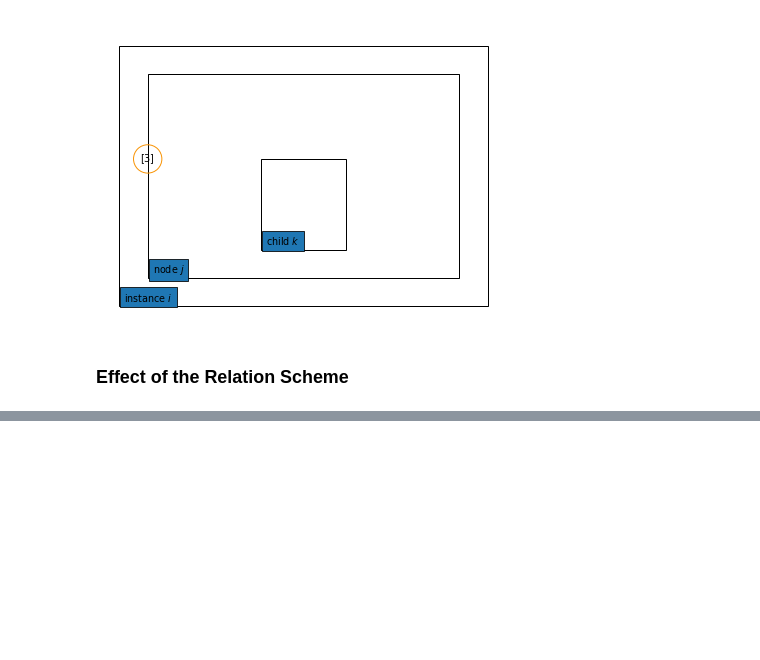
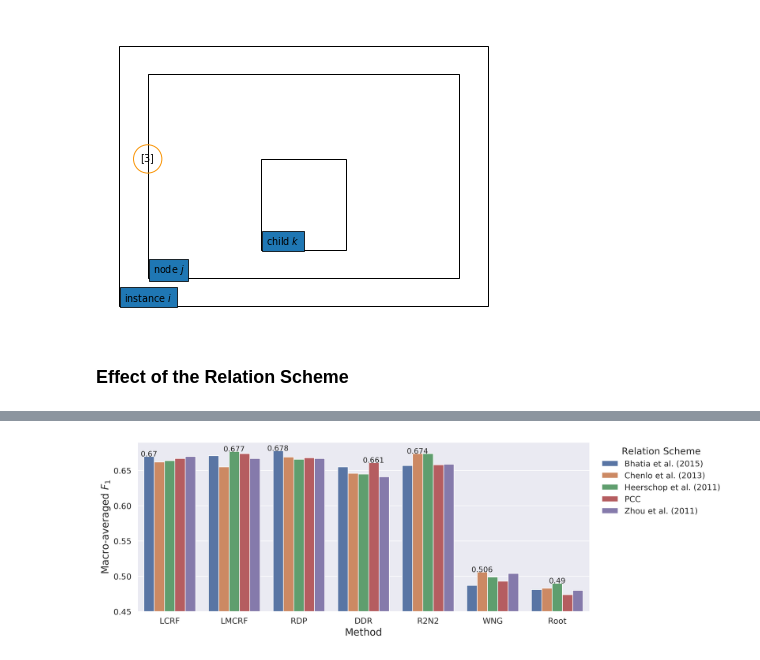
Before and after one commit to WladimirSidorenko/Dissertation, a Jupyter notebook: notebooks/dasa.ipynb, the cells around one changed output, grey strips where cells are left out. Cells and saved outputs as stored; diff of their text form; code cells hidden in the pictures; blank space fills up the shorter version.

```diff
--- a/notebooks/dasa.ipynb
+++ b/notebooks/dasa.ipynb
@@ -459,0 +531,32 @@ beta.rvs(1, 15, 1)
+# %%
+LBL_FS = 16
+LGND_FS = 13
+LGND_TITLE_FS = LBL_FS - 1
+
+sns.set()
+sns.set_palette(sns.color_palette("deep", 5) + [sns.xkcd_rgb["macaroni and cheese"],
+                                                sns.xkcd_rgb["bluey grey"]])
+sns.set_context("notebook")
+sns.set_context(rc={"xtick.labelsize": LGND_FS, "ytick.labelsize": LGND_FS,
+                    "legend.fontsize": 20, "legend.background": "white"})
+plt.rcParams["figure.dpi"] = 300
+plt.rcParams["figure.figsize"] = (13, 5)
+plt.rcParams["legend.facecolor"] = "none"
+plt.rcParams["legend.fontsize"] = 20
+plt.rcParams["xtick.labelsize"] = LGND_FS
+plt.rcParams["ytick.labelsize"] = LGND_FS
+
+# PotTS Macro-F1
+plt.ylim(0.45, 0.69)
+ax = sns.barplot(x="Method", y=r"Potts Macro-$F_1$", hue="Relation Scheme",
+                 data=potts_df)
+ax.set_xlabel('Method', fontsize=LBL_FS)
+ax.set_ylabel('Macro-averaged $F_1$', fontsize=LBL_FS)
+leg = ax.legend(loc=(0, 1), bbox_to_anchor=(1.02, 0.55), fontsize=LGND_FS, frameon=False)
+leg.set_title("Relation Scheme", prop = {"size": LGND_TITLE_FS})
+
+add_labels(ax, potts_df, r"Potts Macro-$F_1$")
+plt.show()
+ax.figure.savefig("dasa-potts-macro-F1.png", dpi=300, bbox_inches='tight')
+# %% [output]
+[figure, added]
```
Also changed, not shown: parts of 18 cells of this notebook, 11 other files.
